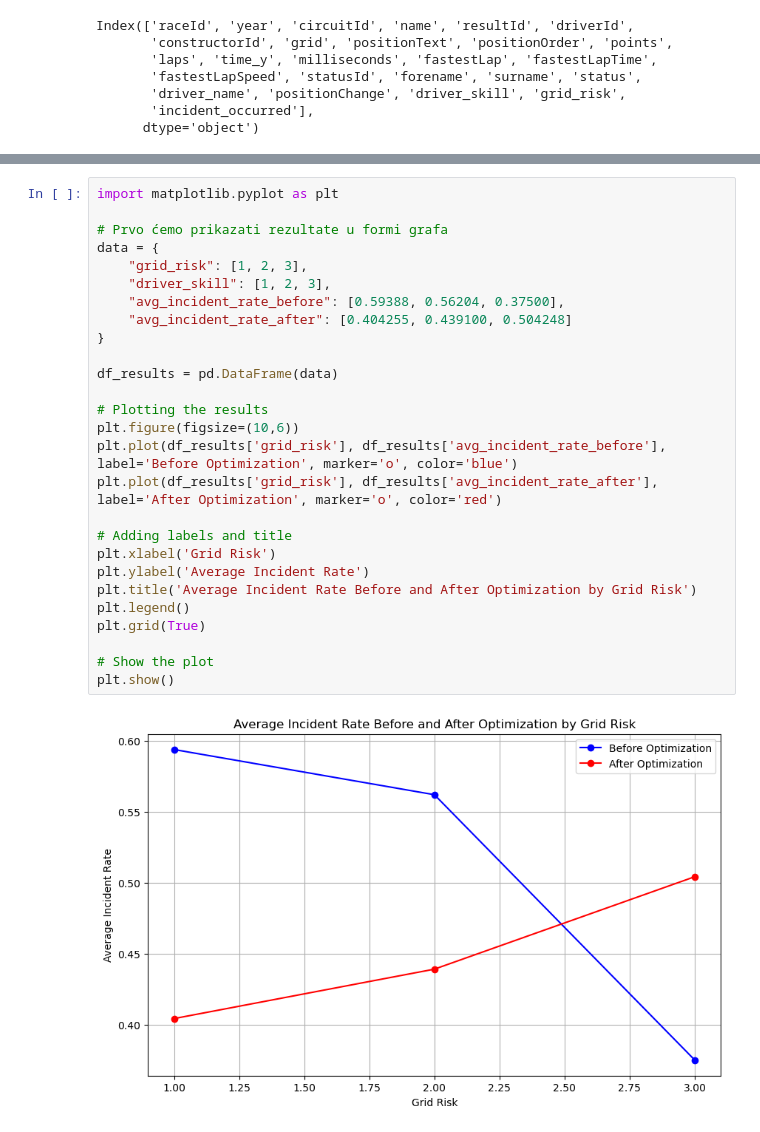
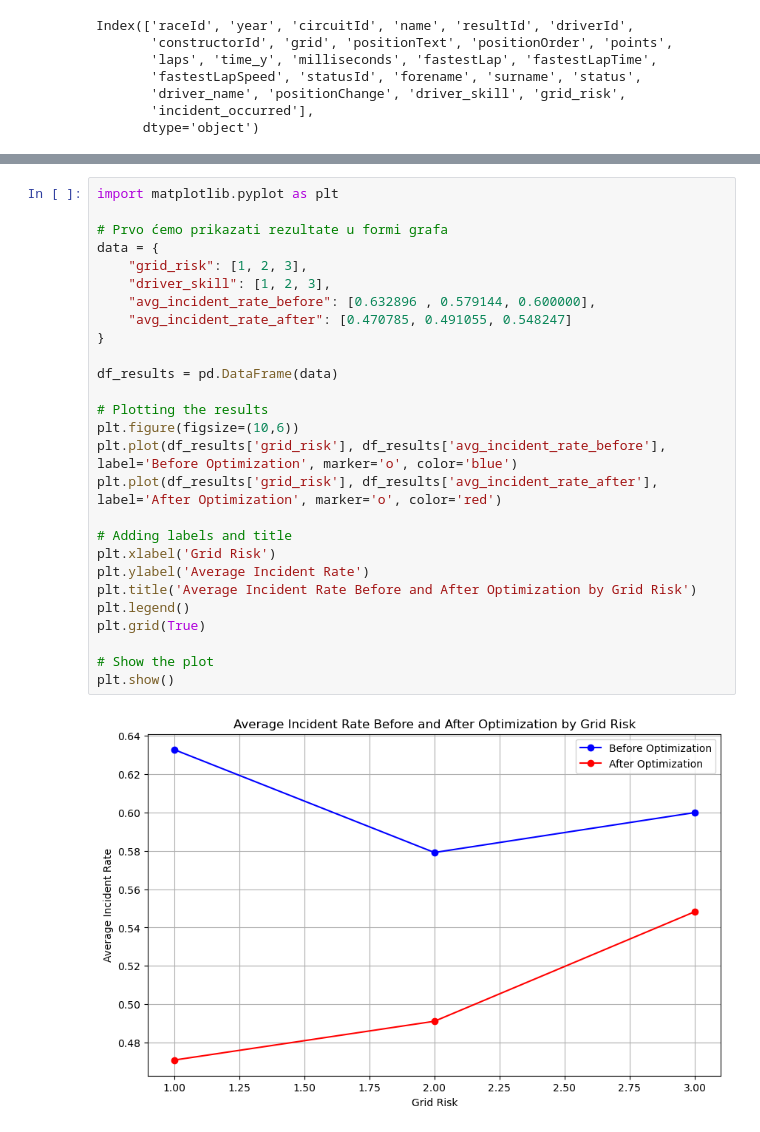
Before and after one commit to mitkonikov/f1, a Jupyter notebook: analysis_h1.ipynb, the cells around one changed output, grey strips where cells are left out. Drawn from its saved outputs; the diff is of its cells as text.

```diff
--- a/analysis_h1.ipynb
+++ b/analysis_h1.ipynb
@@ -1310,29 +1266,29 @@ print(incident_rate_comparison)
 # %%
 import matplotlib.pyplot as plt
 
 # Prvo ćemo prikazati rezultate u formi grafa
 data = {
     "grid_risk": [1, 2, 3],
     "driver_skill": [1, 2, 3],
-    "avg_incident_rate_before": [0.59388, 0.56204, 0.37500],
-    "avg_incident_rate_after": [0.404255, 0.439100, 0.504248]
+    "avg_incident_rate_before": [0.632896 , 0.579144, 0.600000],
+    "avg_incident_rate_after": [0.470785, 0.491055, 0.548247]
 }
 
 df_results = pd.DataFrame(data)
 
 # Plotting the results
 plt.figure(figsize=(10,6))
 plt.plot(df_results['grid_risk'], df_results['avg_incident_rate_before'], label='Before Optimization', marker='o', color='blue')
 plt.plot(df_results['grid_risk'], df_results['avg_incident_rate_after'], label='After Optimization', marker='o', color='red')
 
 # Adding labels and title
 plt.xlabel('Grid Risk')
 plt.ylabel('Average Incident Rate')
 plt.title('Average Incident Rate Before and After Optimization by Grid Risk')
 plt.legend()
 plt.grid(True)
 
 # Show the plot
 plt.show()
 # %% [output]
-[figure, old version]
+[figure, new version]
```
Also changed, not shown: parts of 58 cells of this notebook.
